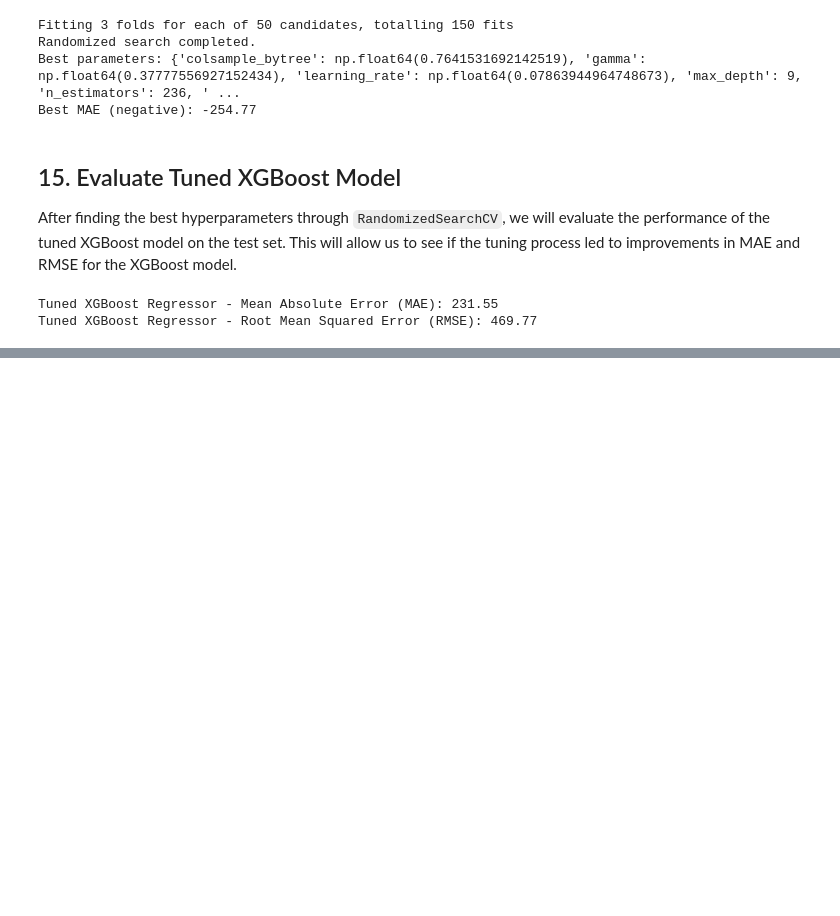
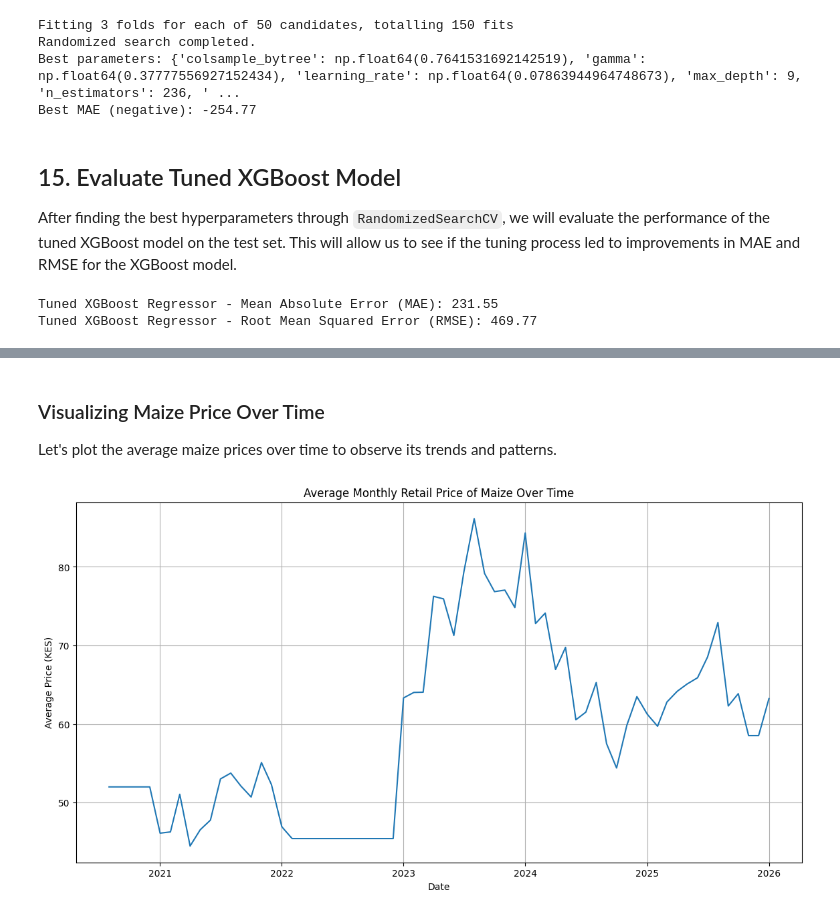
Before and after one commit to Wanyiri9dave/FoodPrice-Stabilty-Predictive-Analytics, a Jupyter notebook: index.ipynb, the cells around one changed output, grey strips where cells are left out. Cells and saved outputs as stored; diff of their text form; code cells hidden in the pictures; blank space fills up the shorter version.

Commit message:
Time Series Forecasting

```diff
--- a/index.ipynb
+++ b/index.ipynb
@@ -1275,0 +1317,18 @@ Tuned XGBoost Regressor - Root Mean Squared Error (RMSE): 469.77
+# %%
+# Filter for 'Maize' commodity and 'Retail' pricetype for simplicity
+maize_df = merged_df[(merged_df['commodity'] == 'Maize') & (merged_df['pricetype'] == 'Retail')].copy()
+
+# Group by date and take the mean price across all admin2 regions
+maize_ts = maize_df.groupby('date')['price'].mean().reset_index()
+
+# Set the date as the index
+maize_ts['date'] = pd.to_datetime(maize_ts['date'])
+maize_ts.set_index('date', inplace=True)
+
+# Resample to monthly frequency (if not already) and fill missing values if any
+maize_ts = maize_ts.resample('MS').mean().fillna(method='ffill')
+
+print("Maize Time Series Head:")
+display(maize_ts.head())
+print("Maize Time Series Tail:")
+display(maize_ts.tail())
@@ -1275,0 +1352,14 @@ Tuned XGBoost Regressor - Root Mean Squared Error (RMSE): 469.77
+# %% [markdown]
+### Visualizing Maize Price Over Time
+
+Let's plot the average maize prices over time to observe its trends and patterns.
+# %%
+plt.figure(figsize=(14, 7))
+plt.plot(maize_ts.index, maize_ts['price'])
+plt.title('Average Monthly Retail Price of Maize Over Time')
+plt.xlabel('Date')
+plt.ylabel('Average Price (KES)')
+plt.grid(True)
+plt.show()
+# %% [output]
+[figure, added]
```
Also changed, not shown: parts of 3 cells of this notebook.
